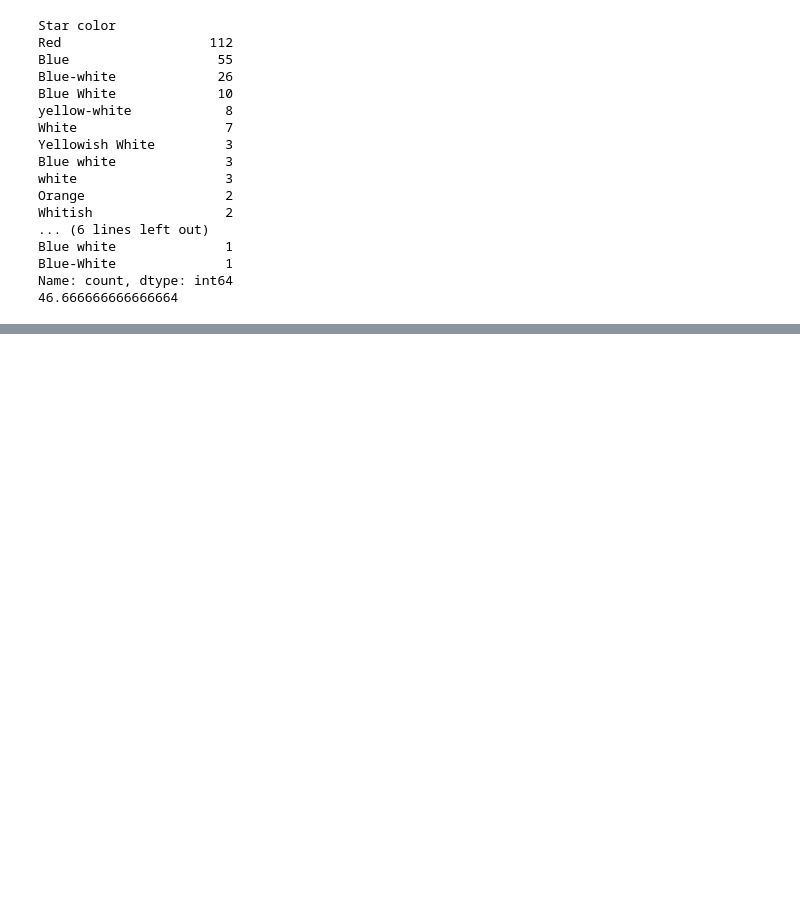
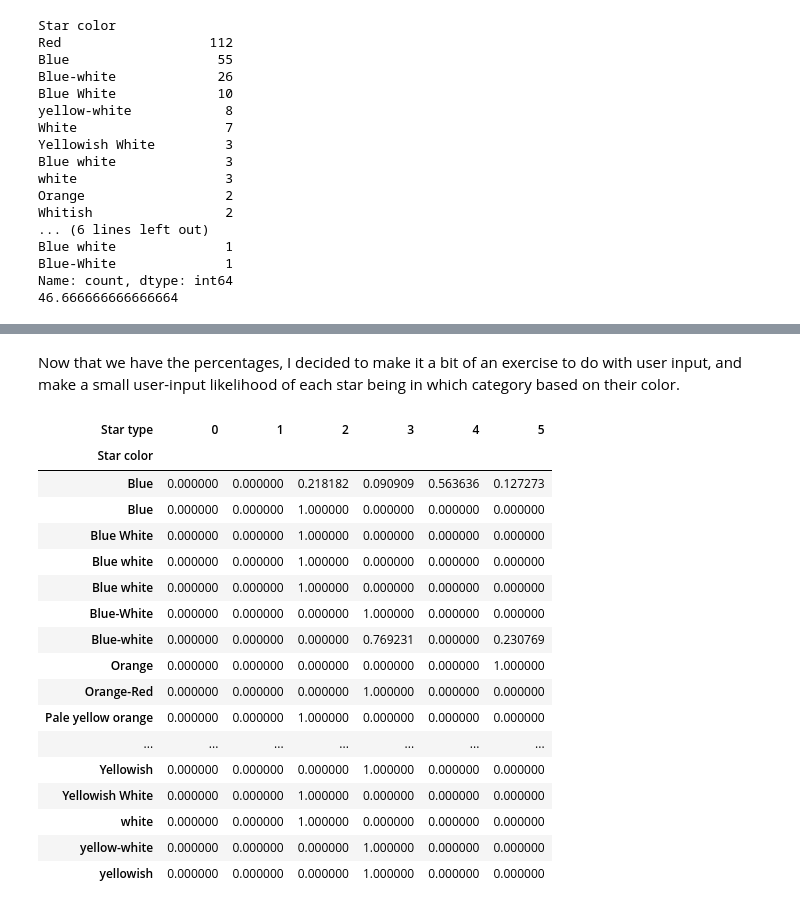
Before and after one commit to vnikolo1/DataMiningProj2, a Jupyter notebook: main.ipynb, the cells around one changed output, grey strips where cells are left out. Cells and saved outputs as stored; diff of their text form; code cells hidden in the pictures; blank space fills up the shorter version.

```diff
--- a/main.ipynb
+++ b/main.ipynb
@@ -68,0 +115,26 @@ type1.head()
+# %% [markdown]
+Now that we have the percentages, I decided to make it a bit of an exercise to do with user input, and make a small user-input likelihood of each star being in which category based on their color.
+# %%
+lookup = (
+    cleaned.groupby("Star color")["Star type"].value_counts(normalize=True).unstack(fill_value=0)
+)
+lookup
+# %% [output]
+| Star type | 0 | 1 | 2 | 3 | 4 | 5 |
+| Star color |  |  |  |  |  |  |
+| Blue | 0.000000 | 0.000000 | 0.218182 | 0.090909 | 0.563636 | 0.127273 |
+| Blue | 0.000000 | 0.000000 | 1.000000 | 0.000000 | 0.000000 | 0.000000 |
+| Blue White | 0.000000 | 0.000000 | 1.000000 | 0.000000 | 0.000000 | 0.000000 |
+| Blue white | 0.000000 | 0.000000 | 1.000000 | 0.000000 | 0.000000 | 0.000000 |
+| Blue white | 0.000000 | 0.000000 | 1.000000 | 0.000000 | 0.000000 | 0.000000 |
+| Blue-White | 0.000000 | 0.000000 | 0.000000 | 1.000000 | 0.000000 | 0.000000 |
+| Blue-white | 0.000000 | 0.000000 | 0.000000 | 0.769231 | 0.000000 | 0.230769 |
+| Orange | 0.000000 | 0.000000 | 0.000000 | 0.000000 | 0.000000 | 1.000000 |
+| Orange-Red | 0.000000 | 0.000000 | 0.000000 | 1.000000 | 0.000000 | 0.000000 |
+| Pale yellow orange | 0.000000 | 0.000000 | 1.000000 | 0.000000 | 0.000000 | 0.000000 |
+| ... | ... | ... | ... | ... | ... | ... |
+| Yellowish | 0.000000 | 0.000000 | 0.000000 | 1.000000 | 0.000000 | 0.000000 |
+| Yellowish White | 0.000000 | 0.000000 | 1.000000 | 0.000000 | 0.000000 | 0.000000 |
+| white | 0.000000 | 0.000000 | 1.000000 | 0.000000 | 0.000000 | 0.000000 |
+| yellow-white | 0.000000 | 0.000000 | 0.000000 | 1.000000 | 0.000000 | 0.000000 |
+| yellowish | 0.000000 | 0.000000 | 0.000000 | 1.000000 | 0.000000 | 0.000000 |
```
Also changed, not shown: parts of 13 cells of this notebook.
